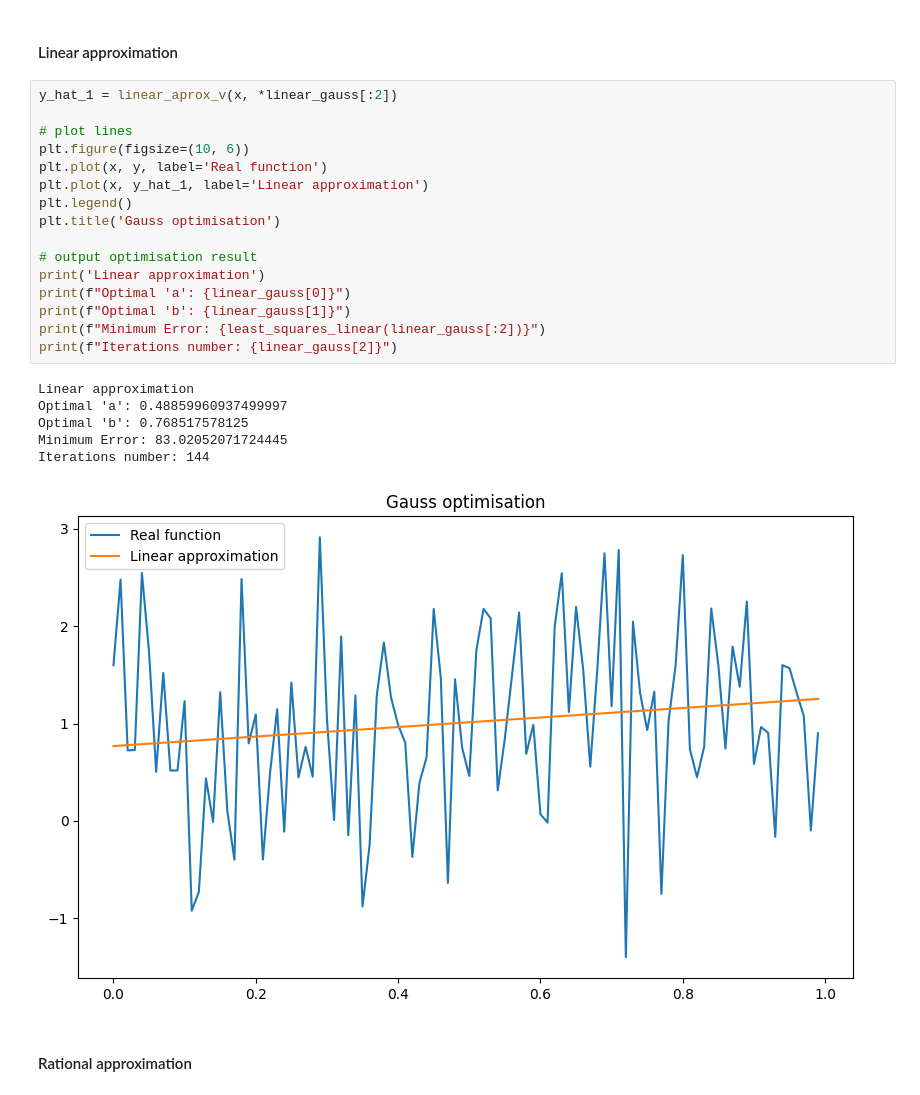
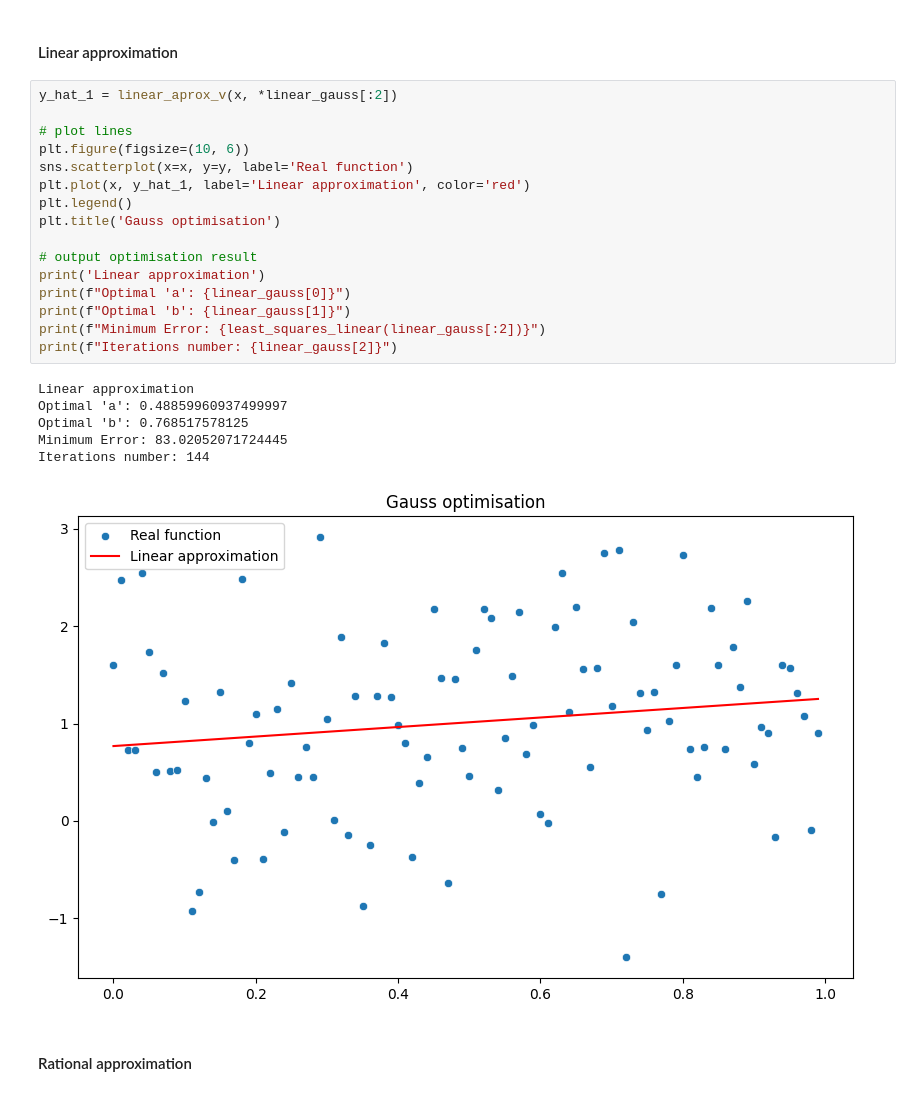
Before and after one commit to Swedist/study_itmo, a Jupyter notebook: algorithms/task_2.ipynb, the cells around one changed output. Drawn from its saved outputs; the diff is of its cells as text.

```diff
--- a/algorithms/task_2.ipynb
+++ b/algorithms/task_2.ipynb
@@ -383,26 +383,26 @@ rational_gauss = coordinate_decent(least_squares_rational, [0.5, 1], [-0.5, 0])
 # %%
 y_hat_1 = linear_aprox_v(x, *linear_gauss[:2])
 
 # plot lines
 plt.figure(figsize=(10, 6))
-plt.plot(x, y, label='Real function')
-plt.plot(x, y_hat_1, label='Linear approximation')
+sns.scatterplot(x=x, y=y, label='Real function')
+plt.plot(x, y_hat_1, label='Linear approximation', color='red')
 plt.legend()
 plt.title('Gauss optimisation')
 
 # output optimisation result
 print('Linear approximation')
 print(f"Optimal 'a': {linear_gauss[0]}")
 print(f"Optimal 'b': {linear_gauss[1]}")
 print(f"Minimum Error: {least_squares_linear(linear_gauss[:2])}")
 print(f"Iterations number: {linear_gauss[2]}")
 # %% [output]
 Linear approximation
 Optimal 'a': 0.48859960937499997
 Optimal 'b': 0.768517578125
 Minimum Error: 83.02052071724445
 Iterations number: 144
-[figure, old version]
+[figure, new version]
 # %% [markdown]
 #### Rational approximation
 # %%
```
Also changed, not shown: parts of 7 cells of this notebook, 1 other file.
